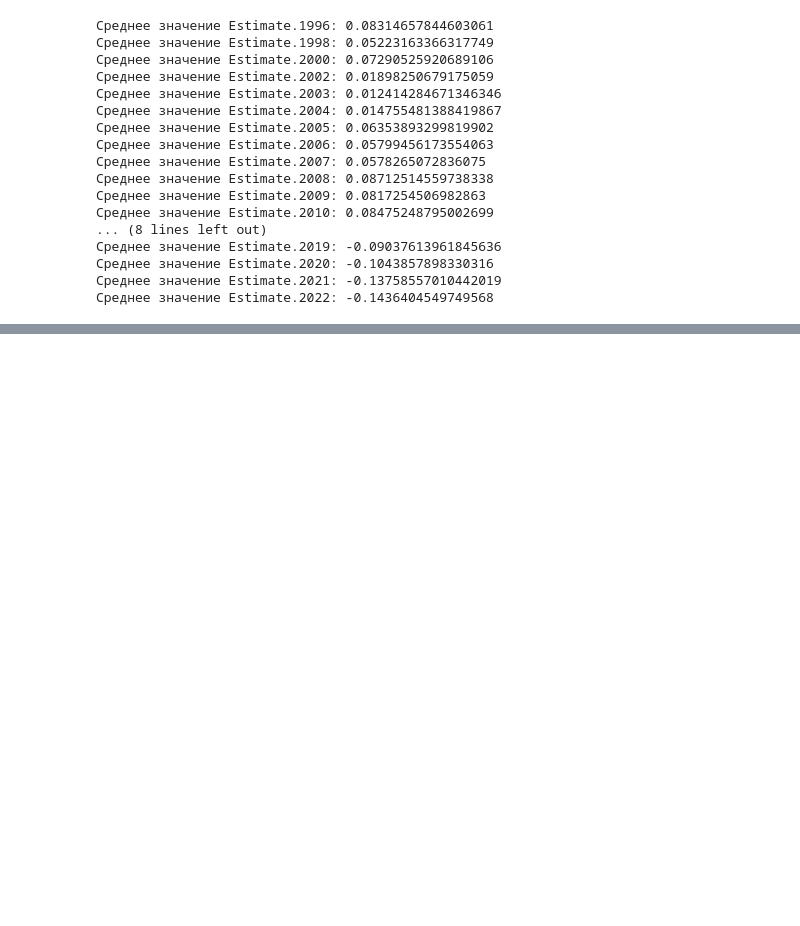
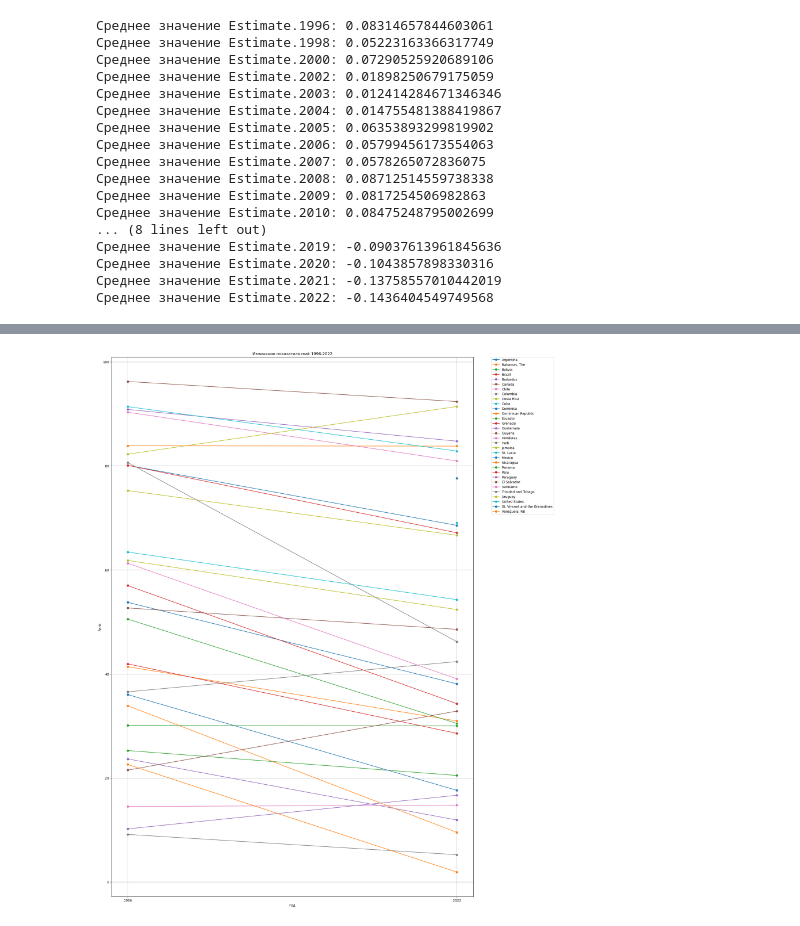
Before and after one commit to VladimirBorovoy/MLmethods_hw, a Jupyter notebook: ML_HW1.ipynb, the cells around one changed output, grey strips where cells are left out. Saved outputs shown, nothing was run; the diff lists cells and outputs as text; code cells hidden in the pictures; blank space fills up the shorter version.

```diff
--- a/ML_HW1.ipynb
+++ b/ML_HW1.ipynb
@@ -246,0 +388,22 @@ for year in estimate_columns:
+# %%
+# Задание 1.11 Определите, как изменилось значение показателя rank с 1996 по 2022 (rank)
+
+plt.figure(figsize=(20, 30))
+
+# Для каждой страны строим график изменения rank
+for index, row in american_countries_df.iterrows():
+    country = row['Country']
+    rank_1996 = row['Rank']
+    rank_2022 = row['Rank.22']
+
+    plt.plot(['1996', '2022'], [rank_1996, rank_2022], marker='o', label=country)
+
+plt.xlabel('Год')
+plt.ylabel('Rank')
+plt.title('Изменение показателя rnak 1996-2022')
+
+plt.legend(bbox_to_anchor=( 1.05 , 1 ), loc='upper left', borderaxespad= 0 ) # выносим легенду за график
+plt.grid(True)
+plt.show()
+# %% [output]
+[figure, added]
```
Also changed, not shown: parts of 17 cells of this notebook.
